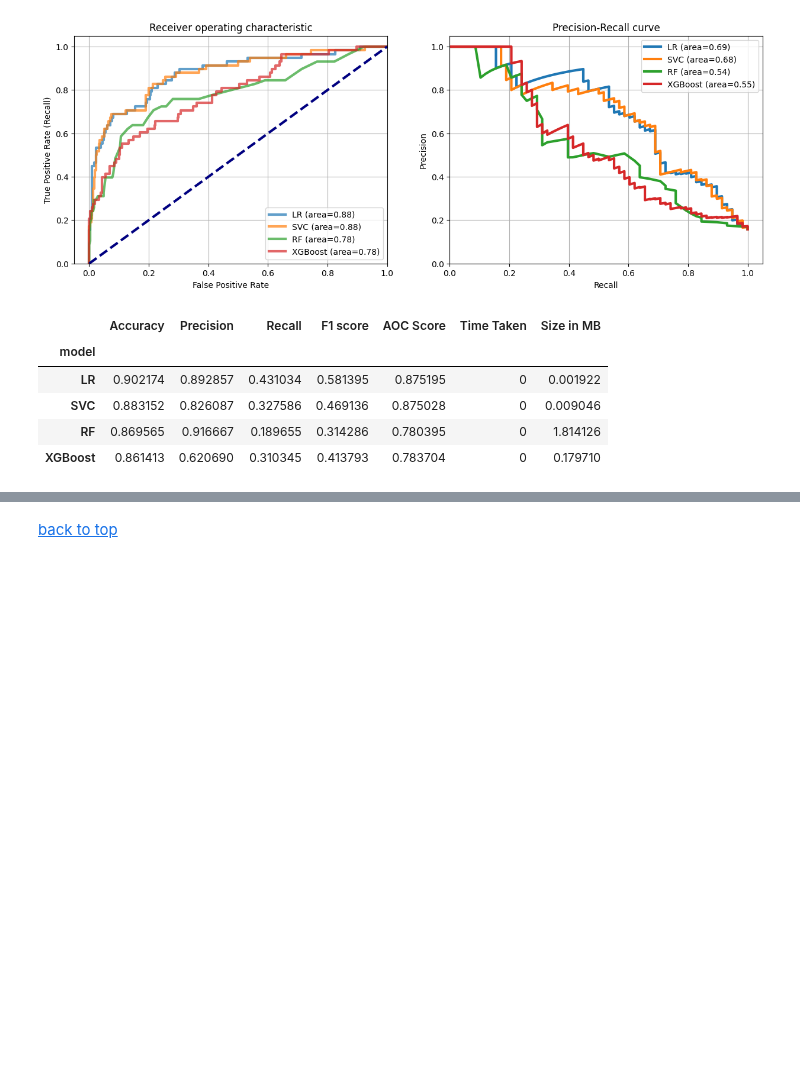
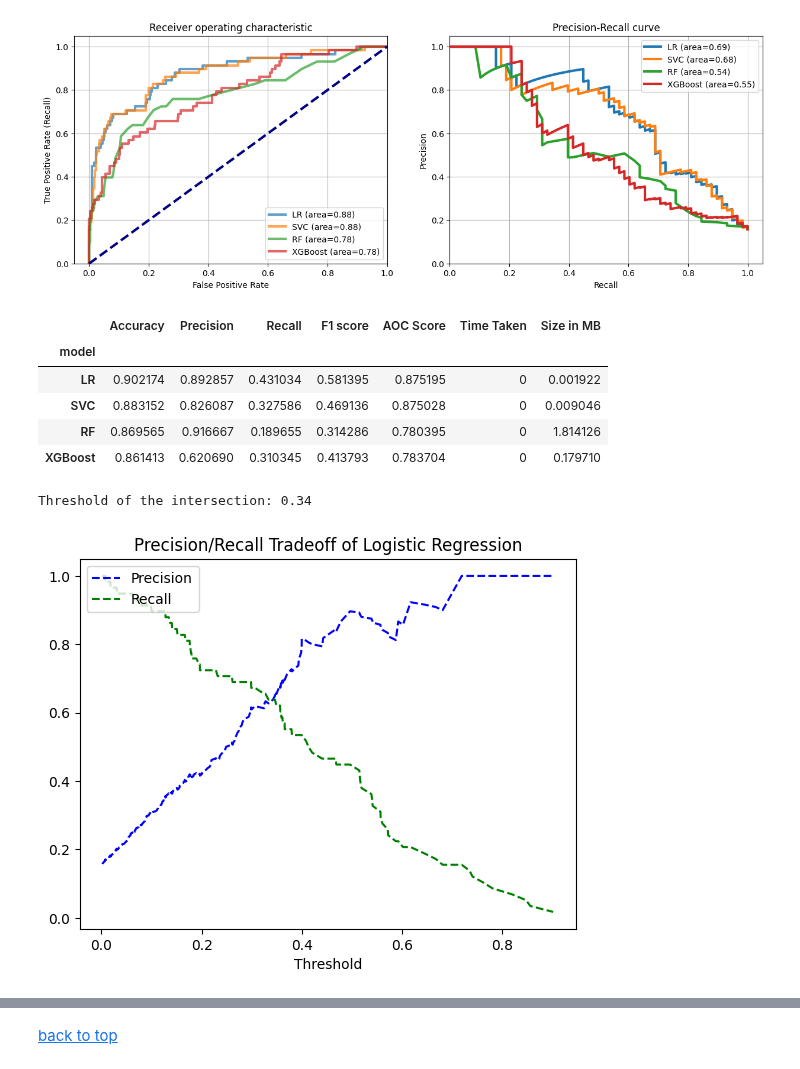
Before and after one commit to GoncaloJoseMoura/Projects, a Jupyter notebook: HR/HR_Attrition.ipynb, the cells around one changed output, grey strips where cells are left out. Saved outputs shown, nothing was run; the diff lists cells and outputs as text; code cells hidden in the pictures; blank space fills up the shorter version.

Commit message:
Adding precision recall tradeoff

```diff
--- a/HR/HR_Attrition.ipynb
+++ b/HR/HR_Attrition.ipynb
@@ -629,6 +634,19 @@ metrics_table
 | SVC | 0.883152 | 0.826087 | 0.327586 | 0.469136 | 0.875028 | 0 | 0.009046 |
 | RF | 0.869565 | 0.916667 | 0.189655 | 0.314286 | 0.780395 | 0 | 1.814126 |
 | XGBoost | 0.861413 | 0.620690 | 0.310345 | 0.413793 | 0.783704 | 0 | 0.179710 |
+# %%
+# let's visualize the Precision/Recall Tradeoff of Logistic Regression
+precision, recall, thresholds = precision_recall_curve(y_test, metrics['LR']['pred_proba'][:,1])
+print('Threshold of the intersection:', thresholds[list(precision == recall).index(True)].round(2))
+plt.plot(thresholds, precisions[:-1], "b--", label="Precision")
+plt.plot(thresholds, recalls[:-1], "g--", label="Recall")
+plt.xlabel("Threshold")
+plt.legend(loc="upper left")
+plt.title("Precision/Recall Tradeoff of Logistic Regression")
+plt.show()
+# %% [output]
+Threshold of the intersection: 0.34
+[figure, added]
 # %%
 # Printing the classification report and confusion matrix
 # Having a recall of 0.43 is really bad that means that 57% of the time we have an employee with attrition we classify them as being okay
```
Also changed, not shown: parts of 4 cells of this notebook.
